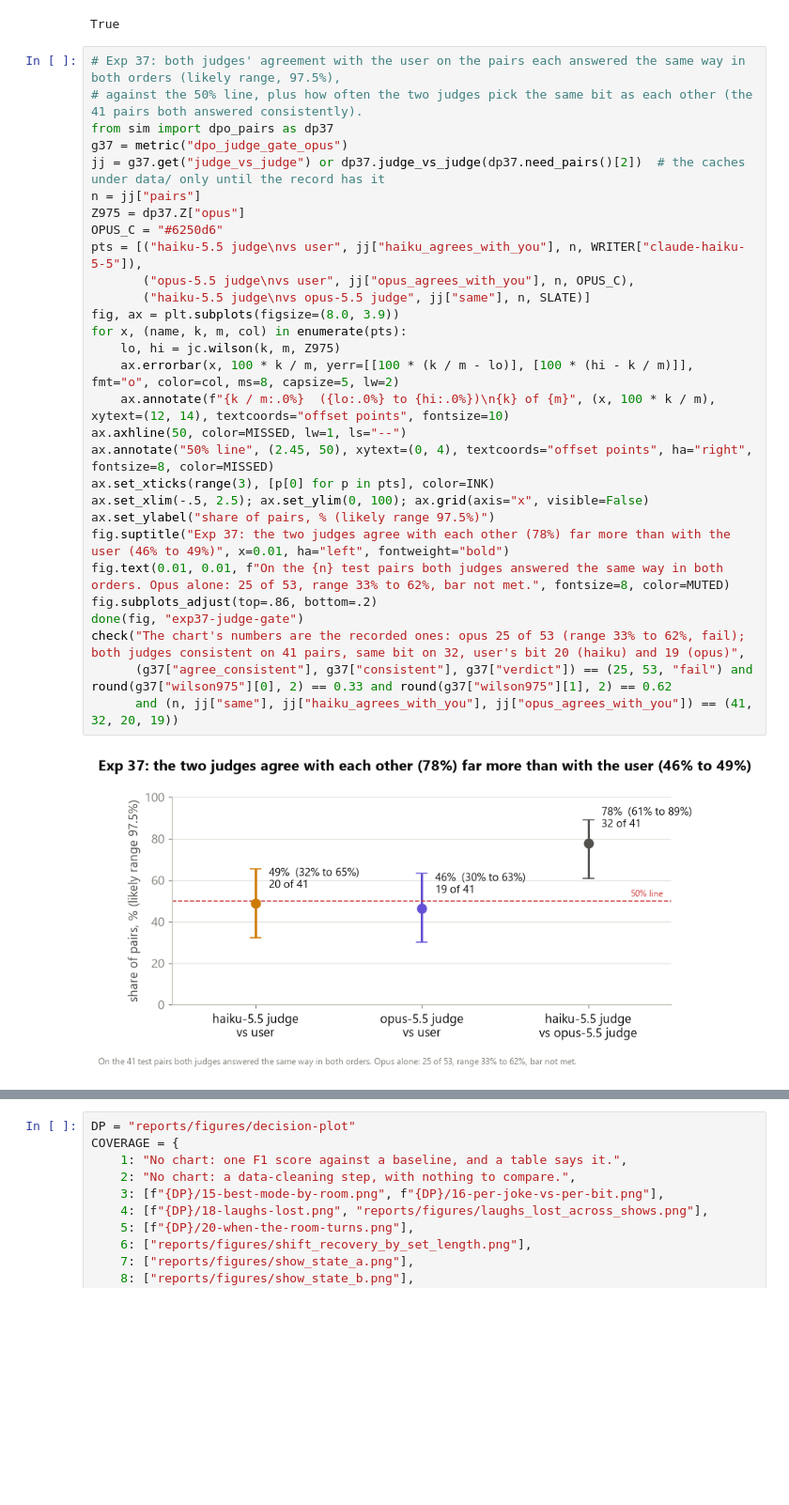
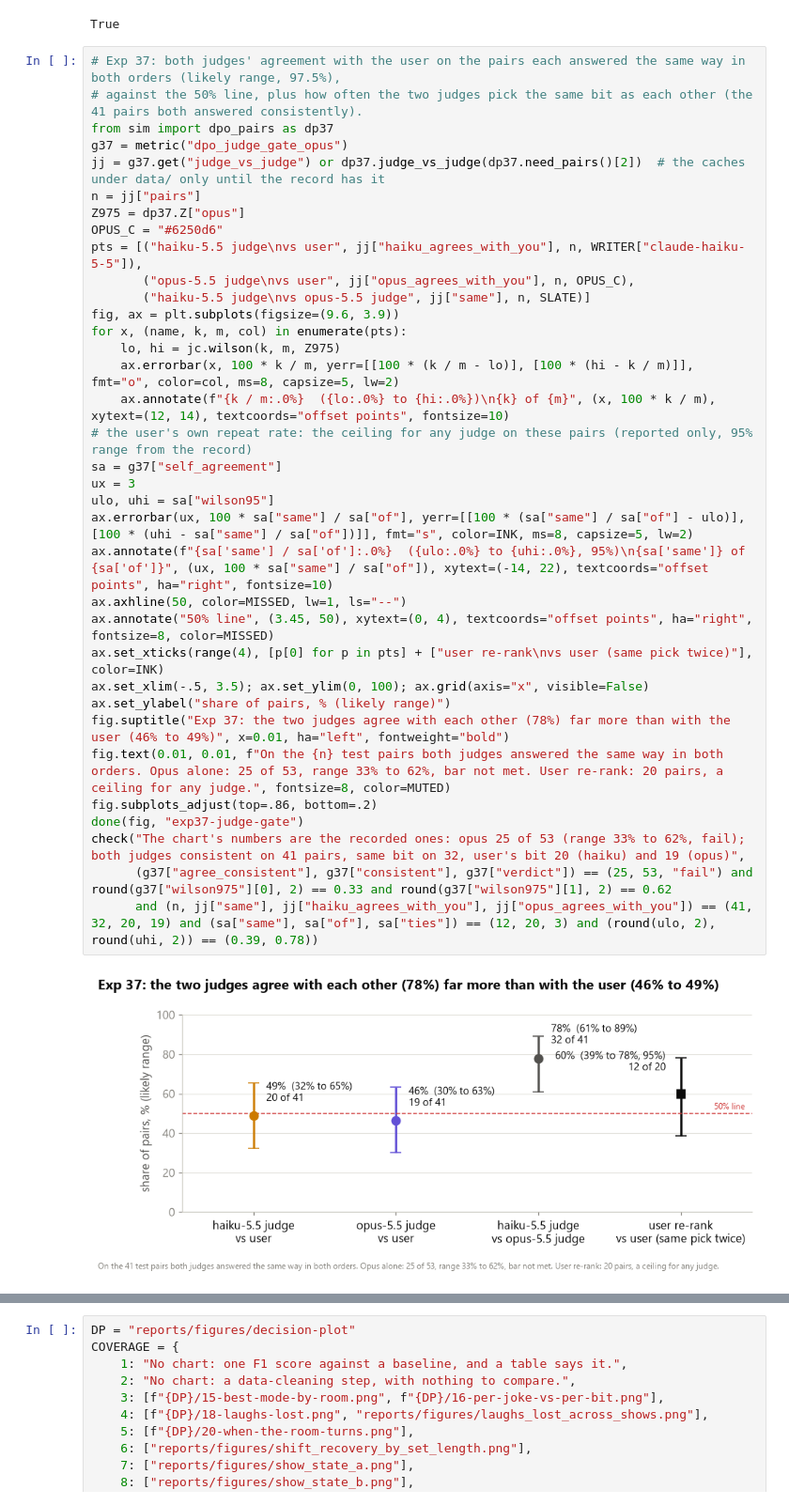
Before and after one commit to supriya-kotturu/humor-me, a Jupyter notebook: notebooks/decision-plot.ipynb, the cells around one changed output, grey strips where cells are left out. Shown at 94% size. Saved outputs shown, nothing was run; the diff lists cells and outputs as text; blank space fills up the shorter version.

```diff
--- a/notebooks/decision-plot.ipynb
+++ b/notebooks/decision-plot.ipynb
@@ -1209,34 +1209,40 @@ True
 # %%
 # Exp 37: both judges' agreement with the user on the pairs each answered the same way in both orders (likely range, 97.5%),
 # against the 50% line, plus how often the two judges pick the same bit as each other (the 41 pairs both answered consistently).
 from sim import dpo_pairs as dp37
 g37 = metric("dpo_judge_gate_opus")
 jj = g37.get("judge_vs_judge") or dp37.judge_vs_judge(dp37.need_pairs()[2])  # the caches under data/ only until the record has it
 n = jj["pairs"]
 Z975 = dp37.Z["opus"]
 OPUS_C = "#6250d6"
 pts = [("haiku-5.5 judge\nvs user", jj["haiku_agrees_with_you"], n, WRITER["claude-haiku-5-5"]),
        ("opus-5.5 judge\nvs user", jj["opus_agrees_with_you"], n, OPUS_C),
        ("haiku-5.5 judge\nvs opus-5.5 judge", jj["same"], n, SLATE)]
-fig, ax = plt.subplots(figsize=(8.0, 3.9))
+fig, ax = plt.subplots(figsize=(9.6, 3.9))
 for x, (name, k, m, col) in enumerate(pts):
     lo, hi = jc.wilson(k, m, Z975)
     ax.errorbar(x, 100 * k / m, yerr=[[100 * (k / m - lo)], [100 * (hi - k / m)]], fmt="o", color=col, ms=8, capsize=5, lw=2)
     ax.annotate(f"{k / m:.0%}  ({lo:.0%} to {hi:.0%})\n{k} of {m}", (x, 100 * k / m), xytext=(12, 14), textcoords="offset points", fontsize=10)
+# the user's own repeat rate: the ceiling for any judge on these pairs (reported only, 95% range from the record)
+sa = g37["self_agreement"]
+ux = 3
+ulo, uhi = sa["wilson95"]
+ax.errorbar(ux, 100 * sa["same"] / sa["of"], yerr=[[100 * (sa["same"] / sa["of"] - ulo)], [100 * (uhi - sa["same"] / sa["of"])]], fmt="s", color=INK, ms=8, capsize=5, lw=2)
+ax.annotate(f"{sa['same'] / sa['of']:.0%}  ({ulo:.0%} to {uhi:.0%}, 95%)\n{sa['same']} of {sa['of']}", (ux, 100 * sa["same"] / sa["of"]), xytext=(-14, 22), textcoords="offset points", ha="right", fontsize=10)
 ax.axhline(50, color=MISSED, lw=1, ls="--")
-ax.annotate("50% line", (2.45, 50), xytext=(0, 4), textcoords="offset points", ha="right", fontsize=8, color=MISSED)
-ax.set_xticks(range(3), [p[0] for p in pts], color=INK)
-ax.set_xlim(-.5, 2.5); ax.set_ylim(0, 100); ax.grid(axis="x", visible=False)
-ax.set_ylabel("share of pairs, % (likely range 97.5%)")
+ax.annotate("50% line", (3.45, 50), xytext=(0, 4), textcoords="offset points", ha="right", fontsize=8, color=MISSED)
+ax.set_xticks(range(4), [p[0] for p in pts] + ["user re-rank\nvs user (same pick twice)"], color=INK)
+ax.set_xlim(-.5, 3.5); ax.set_ylim(0, 100); ax.grid(axis="x", visible=False)
+ax.set_ylabel("share of pairs, % (likely range)")
 fig.suptitle("Exp 37: the two judges agree with each other (78%) far more than with the user (46% to 49%)", x=0.01, ha="left", fontweight="bold")
-fig.text(0.01, 0.01, f"On the {n} test pairs both judges answered the same way in both orders. Opus alone: 25 of 53, range 33% to 62%, bar not met.", fontsize=8, color=MUTED)
+fig.text(0.01, 0.01, f"On the {n} test pairs both judges answered the same way in both orders. Opus alone: 25 of 53, range 33% to 62%, bar not met. User re-rank: 20 pairs, a ceiling for any judge.", fontsize=8, color=MUTED)
 fig.subplots_adjust(top=.86, bottom=.2)
 done(fig, "exp37-judge-gate")
 check("The chart's numbers are the recorded ones: opus 25 of 53 (range 33% to 62%, fail); both judges consistent on 41 pairs, same bit on 32, user's bit 20 (haiku) and 19 (opus)",
       (g37["agree_consistent"], g37["consistent"], g37["verdict"]) == (25, 53, "fail") and round(g37["wilson975"][0], 2) == 0.33 and round(g37["wilson975"][1], 2) == 0.62
-      and (n, jj["same"], jj["haiku_agrees_with_you"], jj["opus_agrees_with_you"]) == (41, 32, 20, 19))
+      and (n, jj["same"], jj["haiku_agrees_with_you"], jj["opus_agrees_with_you"]) == (41, 32, 20, 19) and (sa["same"], sa["of"], sa["ties"]) == (12, 20, 3) and (round(ulo, 2), round(uhi, 2)) == (0.39, 0.78))
 # %% [output]
-[figure, old version]
+[figure, new version]
 ✅ **The chart's numbers are the recorded ones: opus 25 of 53 (range 33% to 62%, fail); both judges consistent on 41 pairs, same bit on 32, user's bit 20 (haiku) and 19 (opus)**
 True
 # %%
```
Also changed, not shown: 8 other files.
